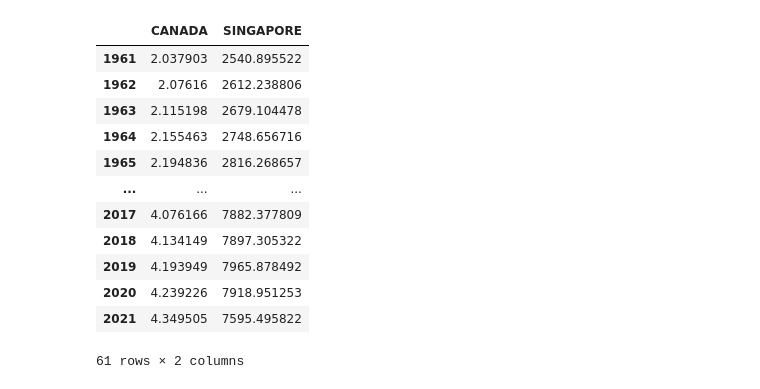
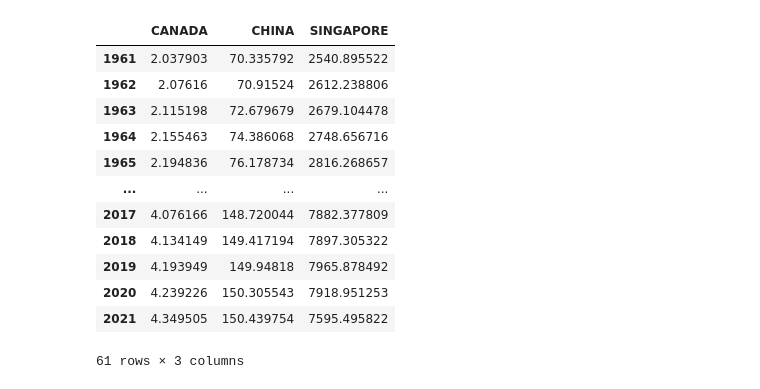
Before and after one commit to Jessica936/PL, a Jupyter notebook: Python-hw1/H1.ipynb, the cells around one changed output. Drawn from its saved outputs; the diff is of its cells as text; code cells hidden in the pictures.

```diff
--- a/Python-hw1/H1.ipynb
+++ b/Python-hw1/H1.ipynb
@@ -19,34 +20,35 @@ tempset1
 # %%
-Country = ['CANADA', 'SINGAPORE']
+#人口密度與都市發展有著密切關係，也會影響平均國民所得及分配資源
 
+Country = ['CANADA', 'CHINA', 'SINGAPORE']
 years = np.linspace(1961, 2021, 61)
-
 #加拿大
 Pd_country1 = data1.loc[35]
-
+#中國
+Pd_country2 = data1.loc[40]
 #新加坡
-Pd_country2 = data1.loc[208]
-
+Pd_country3 = data1.loc[208]
 
 alldata = {
     "CANADA": Pd_country1,
-    "SINGAPORE": Pd_country2,
+    "CHINA" : Pd_country2,
+    "SINGAPORE": Pd_country3,
 }
 
 df = pd.DataFrame(alldata)
 df = df.iloc[2:]
 df
 # %% [output]
-|  | CANADA | SINGAPORE |
-| 1961 | 2.037903 | 2540.895522 |
-| 1962 | 2.07616 | 2612.238806 |
-| 1963 | 2.115198 | 2679.104478 |
-| 1964 | 2.155463 | 2748.656716 |
-| 1965 | 2.194836 | 2816.268657 |
-| ... | ... | ... |
-| 2017 | 4.076166 | 7882.377809 |
-| 2018 | 4.134149 | 7897.305322 |
-| 2019 | 4.193949 | 7965.878492 |
-| 2020 | 4.239226 | 7918.951253 |
-| 2021 | 4.349505 | 7595.495822 |
+|  | CANADA | CHINA | SINGAPORE |
+| 1961 | 2.037903 | 70.335792 | 2540.895522 |
+| 1962 | 2.07616 | 70.91524 | 2612.238806 |
+| 1963 | 2.115198 | 72.679679 | 2679.104478 |
+| 1964 | 2.155463 | 74.386068 | 2748.656716 |
+| 1965 | 2.194836 | 76.178734 | 2816.268657 |
+| ... | ... | ... | ... |
+| 2017 | 4.076166 | 148.720044 | 7882.377809 |
+| 2018 | 4.134149 | 149.417194 | 7897.305322 |
+| 2019 | 4.193949 | 149.94818 | 7965.878492 |
+| 2020 | 4.239226 | 150.305543 | 7918.951253 |
+| 2021 | 4.349505 | 150.439754 | 7595.495822 |
-61 rows × 2 columns
+61 rows × 3 columns
```
Also changed, not shown: parts of 10 cells of this notebook.
